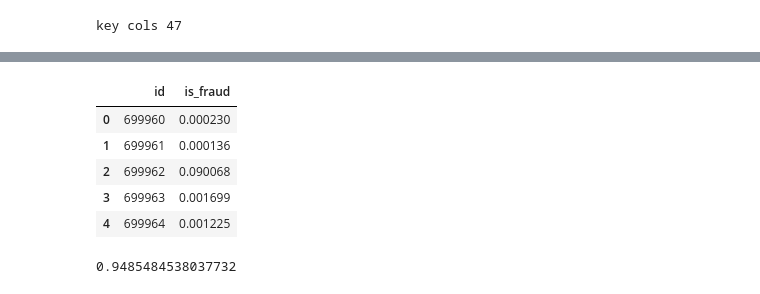
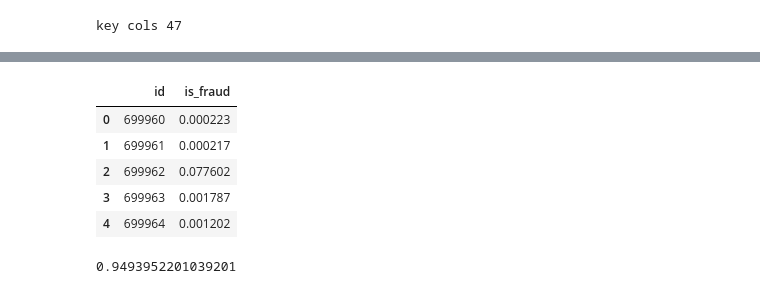
Before and after one commit to oivler/kaggle-credit-card-fraud, a Jupyter notebook: model.ipynb, the cells around one changed output, grey strips where cells are left out. Drawn from its saved outputs; the diff is of its cells as text; code cells hidden in the pictures.

```diff
--- a/model.ipynb
+++ b/model.ipynb
@@ -504,13 +698,6 @@ for fold, (tr_idx, va_idx) in enumerate(skf.split(X, y), start=1):
 print(f"glm cv: {roc_auc_score(y, oof_glm):.6f}")
 oof_preds["glm_ohk"] = oof_glm
 test_preds["glm_ohk"] = pred_glm
-
-X = X.copy()
-X_test = X_test.copy()
-X["glm_oof"] = oof_glm.astype(np.float32)
-X_test["glm_oof"] = pred_glm.astype(np.float32)
-tree_cols = feature_cols + ["glm_oof"]
-print("tree features", len(tree_cols))
 # %% [output]
 glm fold 1: 0.846483 n_features=34544
 glm fold 2: 0.839315 n_features=34546
@@ -586,15 +707,0 @@ lgb3 cv: 0.948354
-# %%
-oof_lgb7 = np.zeros(len(X))
-pred_lgb7 = np.zeros(len(X_test))
-
-for fold, (tr_idx, va_idx) in enumerate(skf.split(X, y), start=1):
-    X_tr, y_tr = X.iloc[tr_idx], y.iloc[tr_idx]
-    X_va, y_va = X.iloc[va_idx], y.iloc[va_idx]
-    model = fit_lgb(X_tr, y_tr, X_va, y_va, tree_cols, seed=200 + fold, num_leaves=7, max_depth=4, lr=0.02)
-    oof_lgb7[va_idx] = model.predict_proba(X_va[tree_cols])[:, 1]
-    pred_lgb7 += model.predict_proba(X_test[tree_cols])[:, 1] / skf.n_splits
-    print(f"lgb7 fold {fold}: {roc_auc_score(y_va, oof_lgb7[va_idx]):.6f} iter={model.best_iteration_}")
-
-print(f"lgb7 cv: {roc_auc_score(y, oof_lgb7):.6f}")
-oof_preds["lgb7"] = oof_lgb7
-test_preds["lgb7"] = pred_lgb7
@@ -686,10 +708,15 @@ cat3 cv: 0.947748
 # %%
+member_aucs = {k: roc_auc_score(y, oof_preds[k]) for k in oof_preds}
+for name, auc in member_aucs.items():
+    print(f"{name}: {auc:.6f}")
+
+best_member_auc = max(member_aucs.values())
+keep = {k: v for k, v in oof_preds.items() if member_aucs[k] >= best_member_auc - 0.002}
+print("hill pool", sorted(keep), "dropped", sorted(set(oof_preds) - set(keep)))
+
+oof_matrix = np.column_stack([oof_preds[k] for k in oof_preds])
+test_matrix = np.column_stack([test_preds[k] for k in oof_preds])
 member_names = list(oof_preds.keys())
-for name in member_names:
-    print(f"{name}: {roc_auc_score(y, oof_preds[name]):.6f}")
-
-oof_matrix = np.column_stack([oof_preds[k] for k in member_names])
-test_matrix = np.column_stack([test_preds[k] for k in member_names])
 
 oof_logit = np.zeros(len(X))
 test_logit = np.zeros(len(X_test))
@@ -713,7 +740,7 @@ def hill_climb(oof_dict, y_arr, max_models=8):
         improved = False
         best_step = None
         for name, pred in remaining.items():
-            for w in np.linspace(0.05, 0.5, 10):
+            for w in np.linspace(0.02, 0.55, 22):
                 trial = (1 - w) * blend + w * pred
                 auc = roc_auc_score(y_arr, trial)
                 if auc > best_auc + 1e-6:
@@ -730,7 +757,7 @@ def hill_climb(oof_dict, y_arr, max_models=8):
             print(f"hill add {name} w={w:.2f}: {best_auc:.6f}")
     return blend, weights, best_auc
 
-oof_hill, hill_weights, hill_auc = hill_climb(oof_preds, y)
+oof_hill, hill_weights, hill_auc = hill_climb(keep, y)
 test_hill = np.zeros(len(X_test))
 for name, w in hill_weights.items():
     test_hill += w * test_preds[name]
@@ -774,8 +799,8 @@ hill weights: {'lgb3': np.float64(0.448), 'xgb3': np.float64(0.192), 'cat3': np.
 selected hill climb blend
 |  | id | is_fraud |
-| 0 | 699960 | 0.000230 |
-| 1 | 699961 | 0.000136 |
-| 2 | 699962 | 0.090068 |
-| 3 | 699963 | 0.001699 |
-| 4 | 699964 | 0.001225 |
+| 0 | 699960 | 0.000223 |
+| 1 | 699961 | 0.000217 |
+| 2 | 699962 | 0.077602 |
+| 3 | 699963 | 0.001787 |
+| 4 | 699964 | 0.001202 |
-0.9485484538037732
+0.9493952201039201
```
Also changed, not shown: parts of 15 cells of this notebook.
